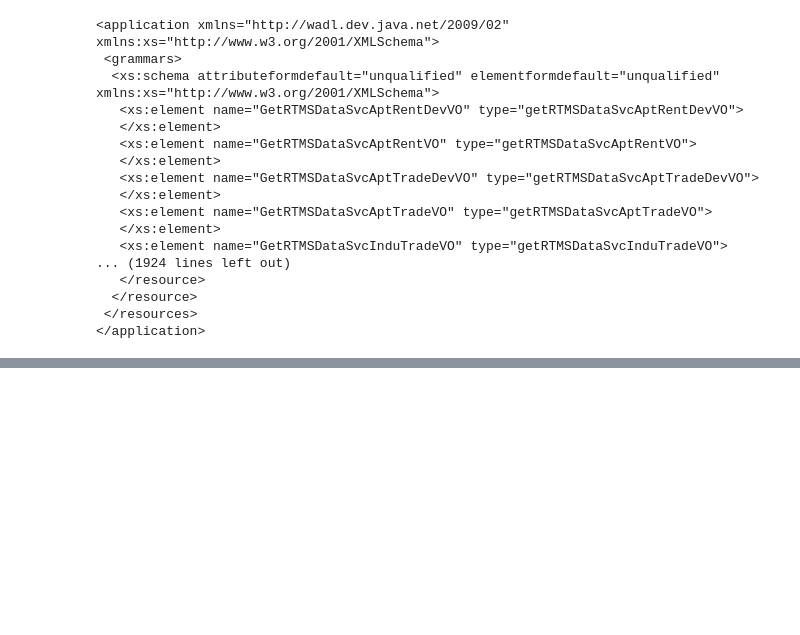
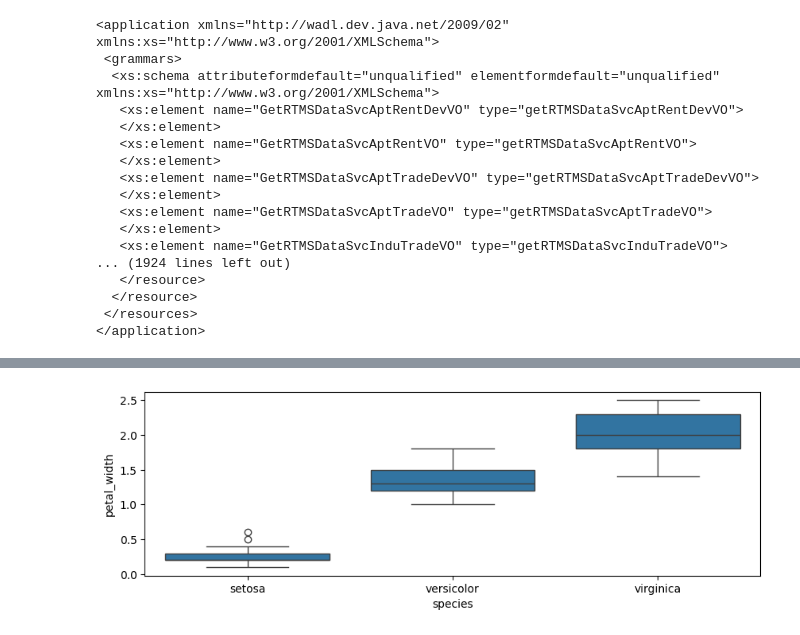
Before and after one commit to seonae0223/han-toss, a Jupyter notebook: hg-da-main/python_240703.ipynb, the cells around one changed output, grey strips where cells are left out. Cells and saved outputs as stored; diff of their text form; code cells hidden in the pictures; blank space fills up the shorter version.

```diff
--- a/hg-da-main/python_240703.ipynb
+++ b/hg-da-main/python_240703.ipynb
@@ -36,0 +123,12 @@ print(soup.prettify())
+# %%
+# 간단하게 통계 시각화를 하고 싶다면 -> seaborn
+import matplotlib.pyplot as plt
+import seaborn as sns
+
+oros = sns.load_dataset('iris')
+
+fig, ax = plt.subplots(figsize=(10, 3))
+sns.boxplot(data = iris, x = 'species', y= 'petal_width', ax =ax)
+plt.show()
+# %% [output]
+[figure, added]
```
Also changed, not shown: parts of 19 cells of this notebook.
